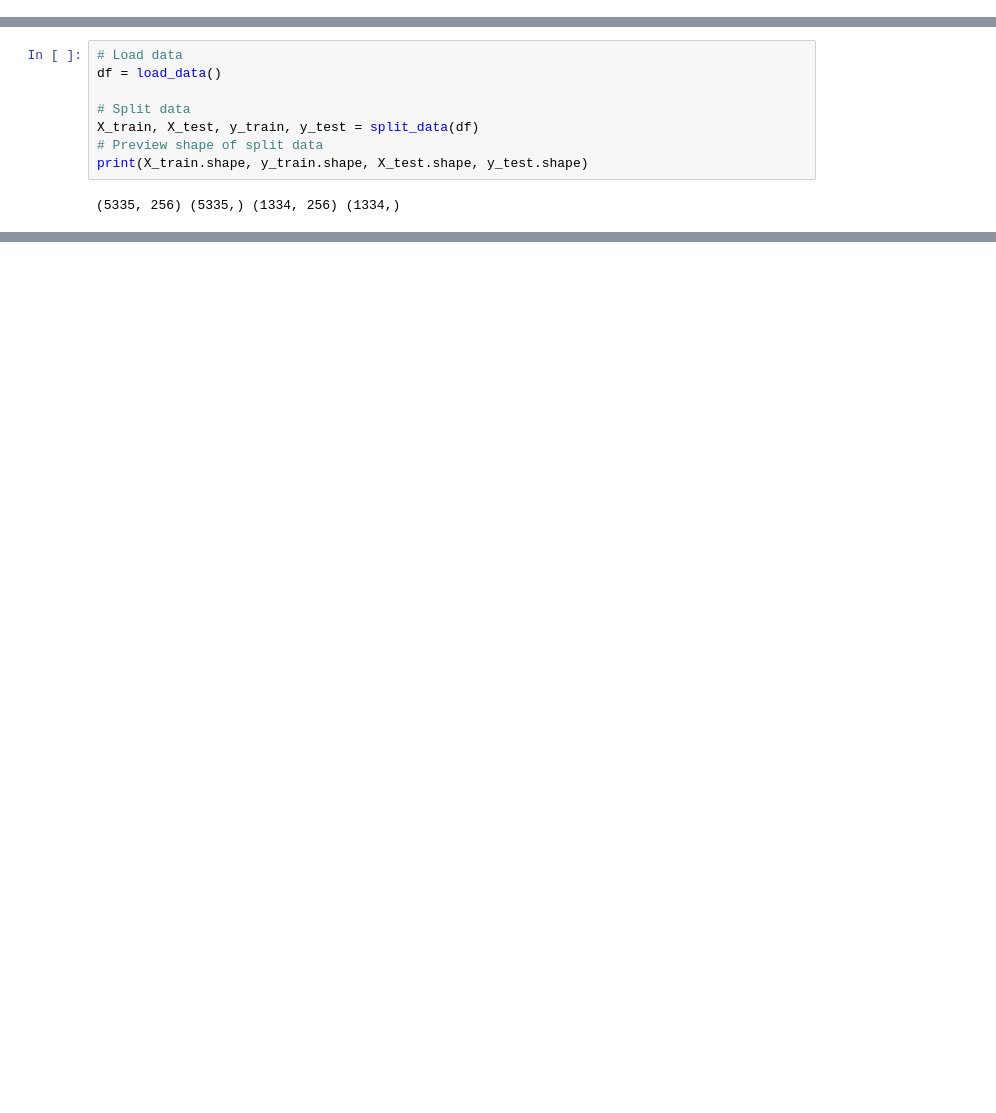
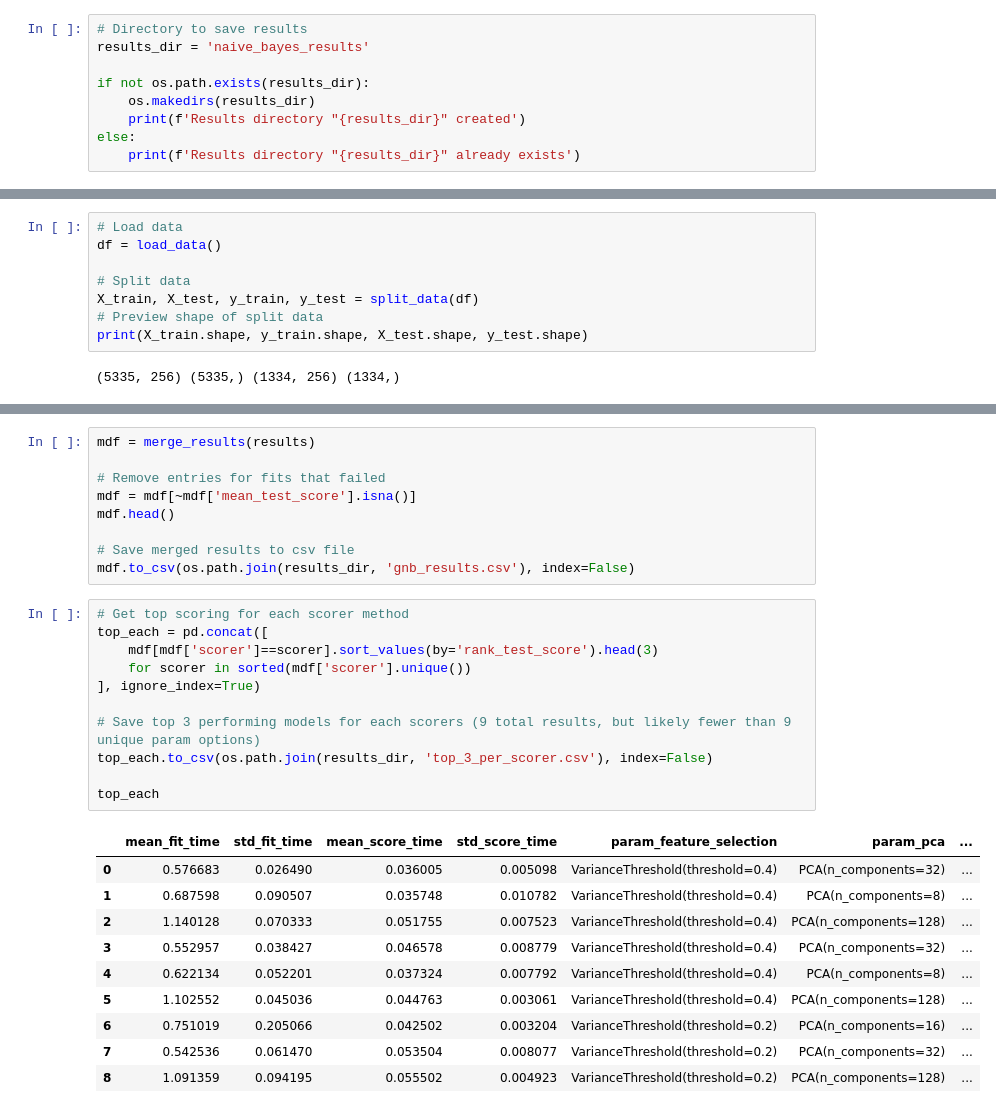
Before and after one commit to Cristian-Leyva/CSE546-FinalProject, a Jupyter notebook: naive_bayes_01.ipynb, the cells around one changed output, grey strips where cells are left out. Drawn from its saved outputs; the diff is of its cells as text; blank space fills up the shorter version.

Commit message:
naive bayes experiments and results

```diff
--- a/naive_bayes_01.ipynb
+++ b/naive_bayes_01.ipynb
@@ -12,0 +14,9 @@ from common import load_image, show_image, load_data, split_data, validation_sco
+# %%
+# Directory to save results
+results_dir = 'naive_bayes_results'
+
+if not os.path.exists(results_dir):
+    os.makedirs(results_dir)
+    print(f'Results directory "{results_dir}" created')
+else:
+    print(f'Results directory "{results_dir}" already exists')
@@ -22,0 +146,31 @@ print(X_train.shape, y_train.shape, X_test.shape, y_test.shape)
+# %%
+mdf = merge_results(results)
+
+# Remove entries for fits that failed
+mdf = mdf[~mdf['mean_test_score'].isna()]
+mdf.head()
+
+# Save merged results to csv file
+mdf.to_csv(os.path.join(results_dir, 'gnb_results.csv'), index=False)
+# %%
+# Get top scoring for each scorer method
+top_each = pd.concat([
+    mdf[mdf['scorer']==scorer].sort_values(by='rank_test_score').head(3)
+    for scorer in sorted(mdf['scorer'].unique())
+], ignore_index=True)
+
+# Save top 3 performing models for each scorers (9 total results, but likely fewer than 9 unique param options)
+top_each.to_csv(os.path.join(results_dir, 'top_3_per_scorer.csv'), index=False)
+
+top_each
+# %% [output]
+|  | mean_fit_time | std_fit_time | mean_score_time | std_score_time | param_feature_selection | param_pca | ... |
+| 0 | 0.576683 | 0.026490 | 0.036005 | 0.005098 | VarianceThreshold(threshold=0.4) | PCA(n_components=32) | ... |
+| 1 | 0.687598 | 0.090507 | 0.035748 | 0.010782 | VarianceThreshold(threshold=0.4) | PCA(n_components=8) | ... |
+| 2 | 1.140128 | 0.070333 | 0.051755 | 0.007523 | VarianceThreshold(threshold=0.4) | PCA(n_components=128) | ... |
+| 3 | 0.552957 | 0.038427 | 0.046578 | 0.008779 | VarianceThreshold(threshold=0.4) | PCA(n_components=32) | ... |
+| 4 | 0.622134 | 0.052201 | 0.037324 | 0.007792 | VarianceThreshold(threshold=0.4) | PCA(n_components=8) | ... |
+| 5 | 1.102552 | 0.045036 | 0.044763 | 0.003061 | VarianceThreshold(threshold=0.4) | PCA(n_components=128) | ... |
+| 6 | 0.751019 | 0.205066 | 0.042502 | 0.003204 | VarianceThreshold(threshold=0.2) | PCA(n_components=16) | ... |
+| 7 | 0.542536 | 0.061470 | 0.053504 | 0.008077 | VarianceThreshold(threshold=0.2) | PCA(n_components=32) | ... |
+| 8 | 1.091359 | 0.094195 | 0.055502 | 0.004923 | VarianceThreshold(threshold=0.2) | PCA(n_components=128) | ... |
```
Also changed, not shown: parts of 12 cells of this notebook, 5 other files.
